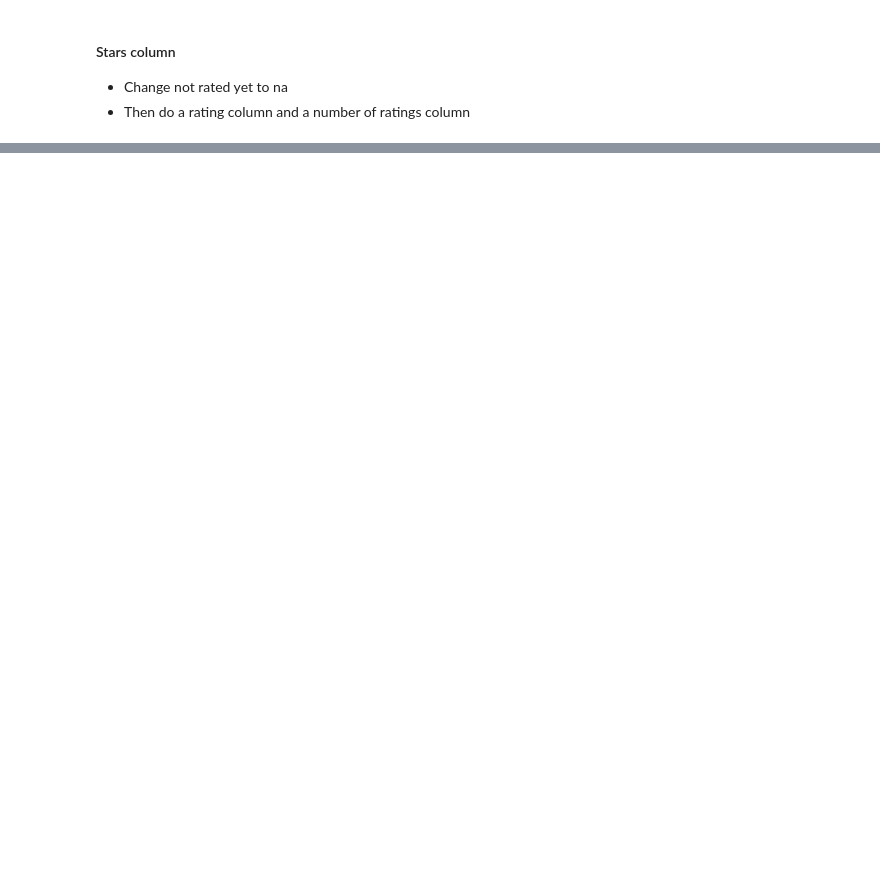
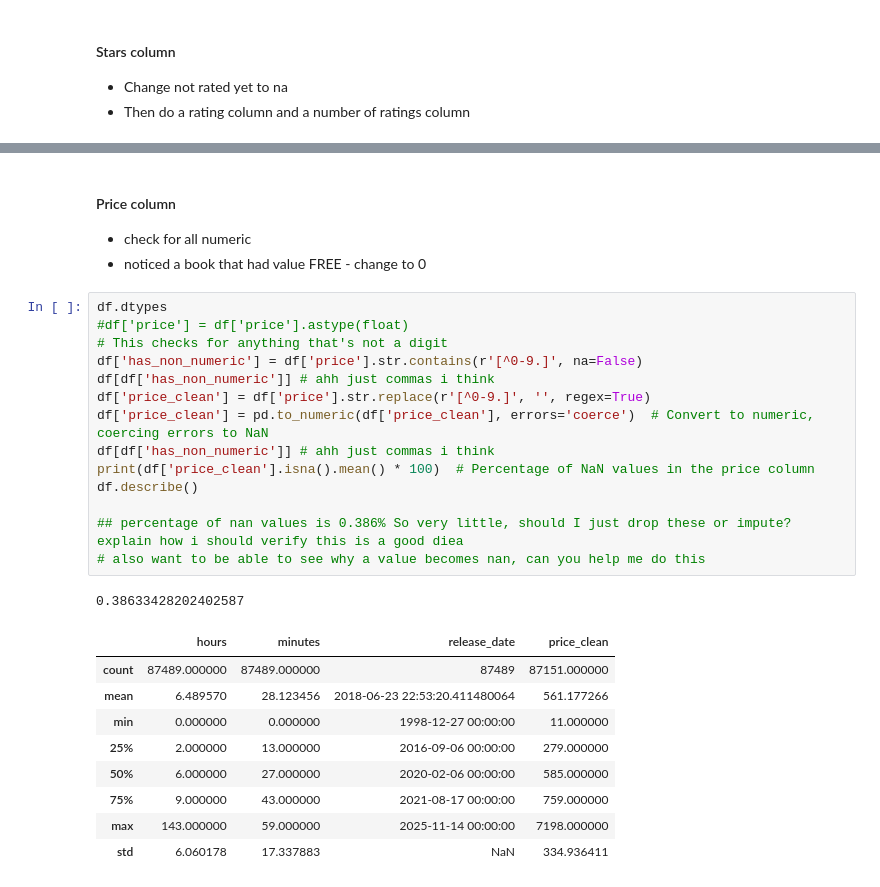
Before and after one commit to Alex-Drysdale/Projects_portfolio, a Jupyter notebook: EDA project/Audible_dataset/processing.ipynb, the cells around one changed output, grey strips where cells are left out. Saved outputs shown, nothing was run; the diff lists cells and outputs as text; blank space fills up the shorter version.

```diff
--- a/EDA project/Audible_dataset/processing.ipynb
+++ b/EDA project/Audible_dataset/processing.ipynb
@@ -289,3 +289,32 @@ df.head()
 | 2 | The Deep End | JeffKinney | DanRussell | 2 hrs and 3 mins | english | 410.00 | 2 | 3 | 2020-11-06 |
 | 3 | Daughter of the Deep | RickRiordan | SoneelaNankani | 11 hrs and 16 mins | english | 615.00 | 11 | 16 | 2021-10-05 |
 | 4 | The Lightning Thief: Percy Jackso... | RickRiordan | JesseBernstein | 10 hrs | english | 820.00 | 10 | 0 | 2010-01-13 |
+# %% [markdown]
+#### Price column
+* check for all numeric
+* noticed a book that had value FREE - change to 0
+# %%
+df.dtypes
+#df['price'] = df['price'].astype(float)
+# This checks for anything that's not a digit
+df['has_non_numeric'] = df['price'].str.contains(r'[^0-9.]', na=False)
+df[df['has_non_numeric']] # ahh just commas i think
+df['price_clean'] = df['price'].str.replace(r'[^0-9.]', '', regex=True)
+df['price_clean'] = pd.to_numeric(df['price_clean'], errors='coerce')  # Convert to numeric, coercing errors to NaN
+df[df['has_non_numeric']] # ahh just commas i think
+print(df['price_clean'].isna().mean() * 100)  # Percentage of NaN values in the price column
+df.describe()
+
+## percentage of nan values is 0.386% So very little, should I just drop these or impute? explain how i should verify this is a good diea
+# also want to be able to see why a value becomes nan, can you help me do this
+# %% [output]
+0.38633428202402587
+|  | hours | minutes | release_date | price_clean |
+| count | 87489.000000 | 87489.000000 | 87489 | 87151.000000 |
+| mean | 6.489570 | 28.123456 | 2018-06-23 22:53:20.411480064 | 561.177266 |
+| min | 0.000000 | 0.000000 | 1998-12-27 00:00:00 | 11.000000 |
+| 25% | 2.000000 | 13.000000 | 2016-09-06 00:00:00 | 279.000000 |
+| 50% | 6.000000 | 27.000000 | 2020-02-06 00:00:00 | 585.000000 |
+| 75% | 9.000000 | 43.000000 | 2021-08-17 00:00:00 | 759.000000 |
+| max | 143.000000 | 59.000000 | 2025-11-14 00:00:00 | 7198.000000 |
+| std | 6.060178 | 17.337883 | NaN | 334.936411 |
```
Also changed, not shown: parts of 3 cells of this notebook.
